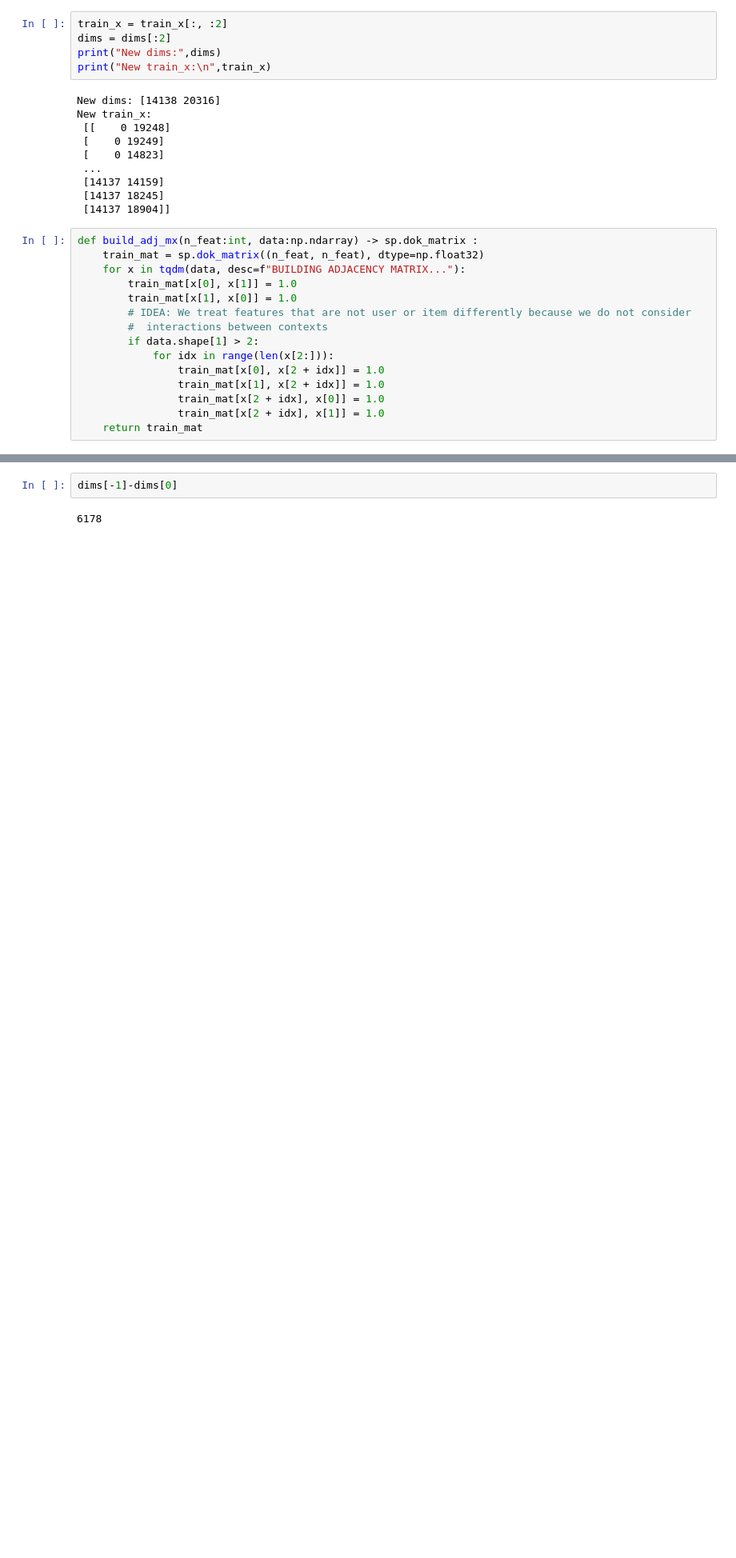
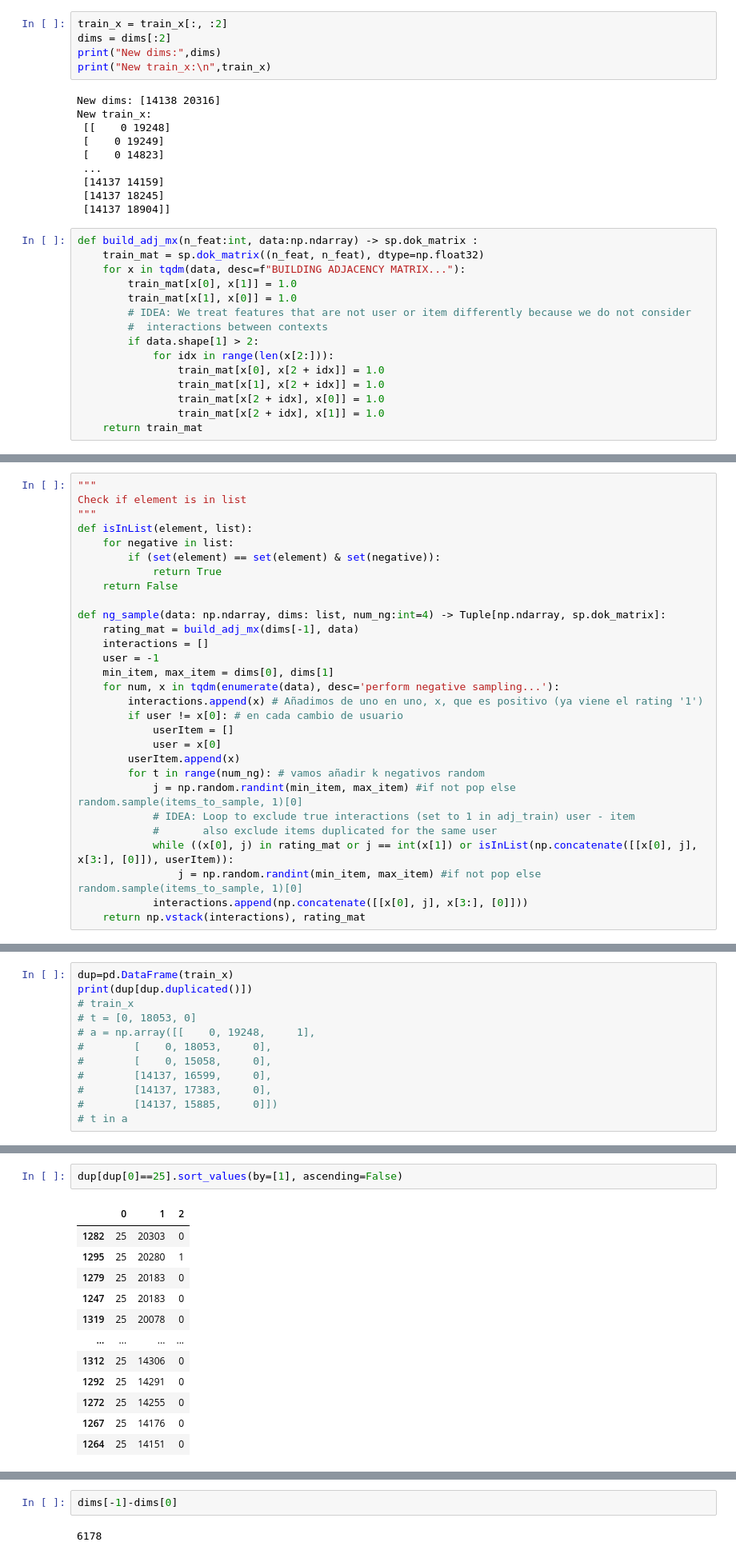
Before and after one commit to antoniosh97/Recommender-System-2023, a Jupyter notebook: Implementation/6_OthersCode/00_FM_StratifiedSamplingByUser.ipynb, the cells around one changed output, grey strips where cells are left out. Shown at 80% size. Saved outputs shown, nothing was run; the diff lists cells and outputs as text; blank space fills up the shorter version.

```diff
--- a/Implementation/3_LabReplication/00_FM_StratifiedSamplingByUsers.ipynb
+++ b/Implementation/6_OthersCode/00_FM_StratifiedSamplingByUser.ipynb
@@ -202 +212,30 @@ def ng_sample(data: np.ndarray, dims: list, num_ng:int=4) -> Tuple[np.ndarray, s
     return np.vstack(interactions), rating_mat
+# %%
+"""
+Check if element is in list
+"""
+def isInList(element, list):
+    for negative in list:
+        if (set(element) == set(element) & set(negative)):
+            return True
+    return False
+
+def ng_sample(data: np.ndarray, dims: list, num_ng:int=4) -> Tuple[np.ndarray, sp.dok_matrix]:
+    rating_mat = build_adj_mx(dims[-1], data)
+    interactions = []
+    user = -1
+    min_item, max_item = dims[0], dims[1]
+    for num, x in tqdm(enumerate(data), desc='perform negative sampling...'):
+        interactions.append(x) # Añadimos de uno en uno, x, que es positivo (ya viene el rating '1')
+        if user != x[0]: # en cada cambio de usuario
+            userItem = []
+            user = x[0]
+        userItem.append(x)
+        for t in range(num_ng): # vamos añadir k negativos random
+            j = np.random.randint(min_item, max_item) #if not pop else random.sample(items_to_sample, 1)[0]
+            # IDEA: Loop to exclude true interactions (set to 1 in adj_train) user - item
+            #       also exclude items duplicated for the same user
+            while ((x[0], j) in rating_mat or j == int(x[1]) or isInList(np.concatenate([[x[0], j], x[3:], [0]]), userItem)):
+                j = np.random.randint(min_item, max_item) #if not pop else random.sample(items_to_sample, 1)[0]
+            interactions.append(np.concatenate([[x[0], j], x[3:], [0]]))
+    return np.vstack(interactions), rating_mat
@@ -214,0 +276,12 @@ Rating matrix:
+# %%
+dup=pd.DataFrame(train_x)
+print(dup[dup.duplicated()])
+# train_x
+# t = [0, 18053, 0]
+# a = np.array([[    0, 19248,     1],
+#        [    0, 18053,     0],
+#        [    0, 15058,     0],
+#        [14137, 16599,     0],
+#        [14137, 17383,     0],
+#        [14137, 15885,     0]])
+# t in a
@@ -214,0 +303,15 @@ Rating matrix:
+# %%
+dup[dup[0]==25].sort_values(by=[1], ascending=False)
+# %% [output]
+|  | 0 | 1 | 2 |
+| 1282 | 25 | 20303 | 0 |
+| 1295 | 25 | 20280 | 1 |
+| 1279 | 25 | 20183 | 0 |
+| 1247 | 25 | 20183 | 0 |
+| 1319 | 25 | 20078 | 0 |
+| ... | ... | ... | ... |
+| 1312 | 25 | 14306 | 0 |
+| 1292 | 25 | 14291 | 0 |
+| 1272 | 25 | 14255 | 0 |
+| 1267 | 25 | 14176 | 0 |
+| 1264 | 25 | 14151 | 0 |
```
Also changed, not shown: parts of 15 cells of this notebook, 1 other file.
